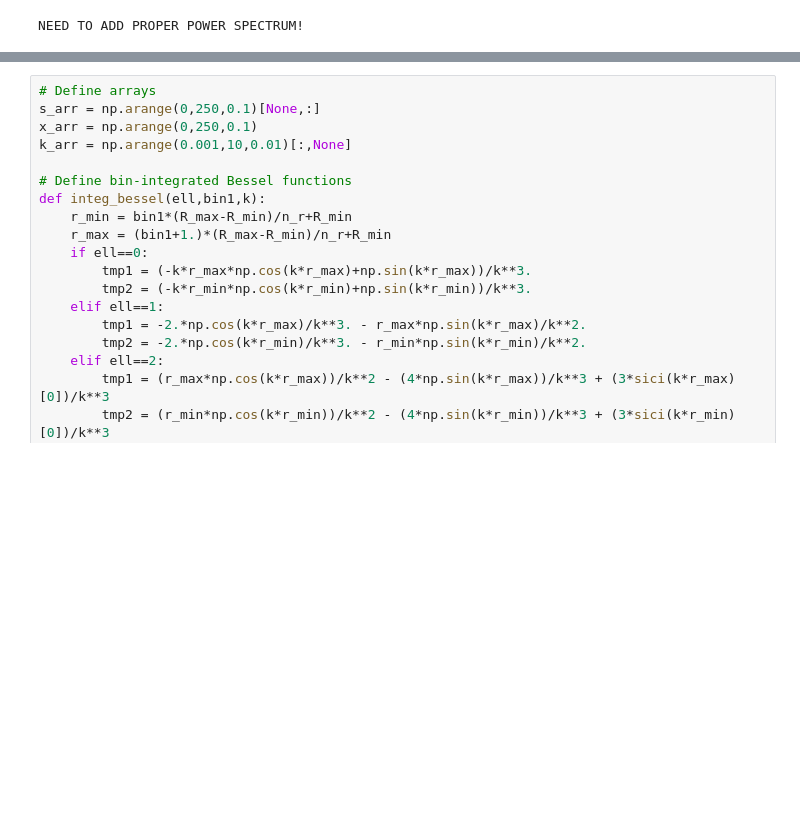
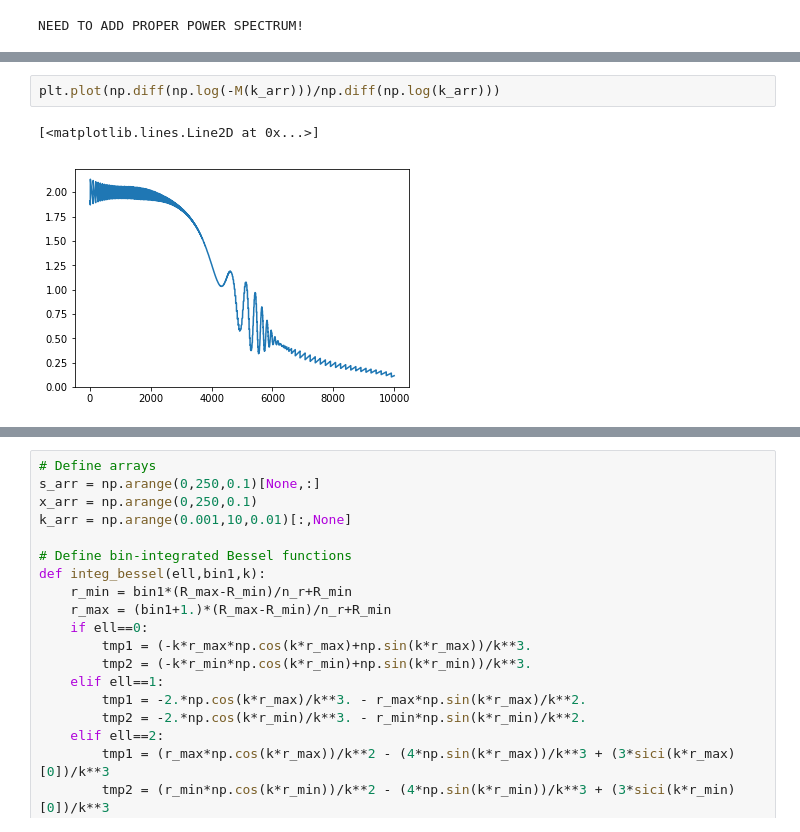
Before and after one commit to oliverphilcox/Parity-Odd-4PCF, a Jupyter notebook: Chern-Simons Trispectrum.ipynb, the cells around one changed output, grey strips where cells are left out. Cells and saved outputs as stored; diff of their text form; blank space fills up the shorter version.

```diff
--- a/Chern-Simons Trispectrum.ipynb
+++ b/Chern-Simons Trispectrum.ipynb
@@ -38,0 +44,5 @@ NEED TO ADD PROPER POWER SPECTRUM!
+# %%
+plt.plot(np.diff(np.log(-M(k_arr)))/np.diff(np.log(k_arr)))
+# %% [output]
+[<matplotlib.lines.Line2D at 0x...>]
+[figure, added]
```
Also changed, not shown: parts of 16 cells of this notebook, 8 other files.
